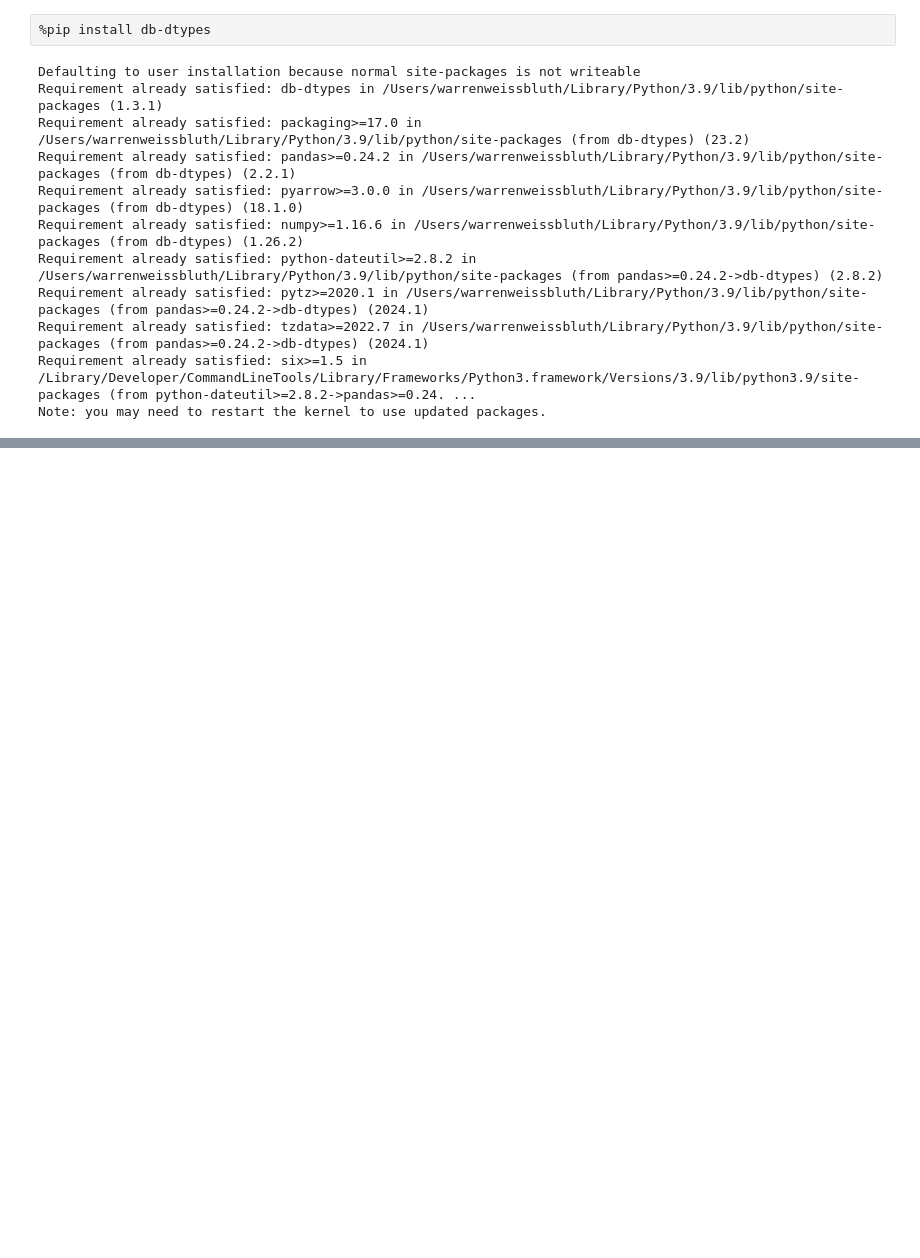
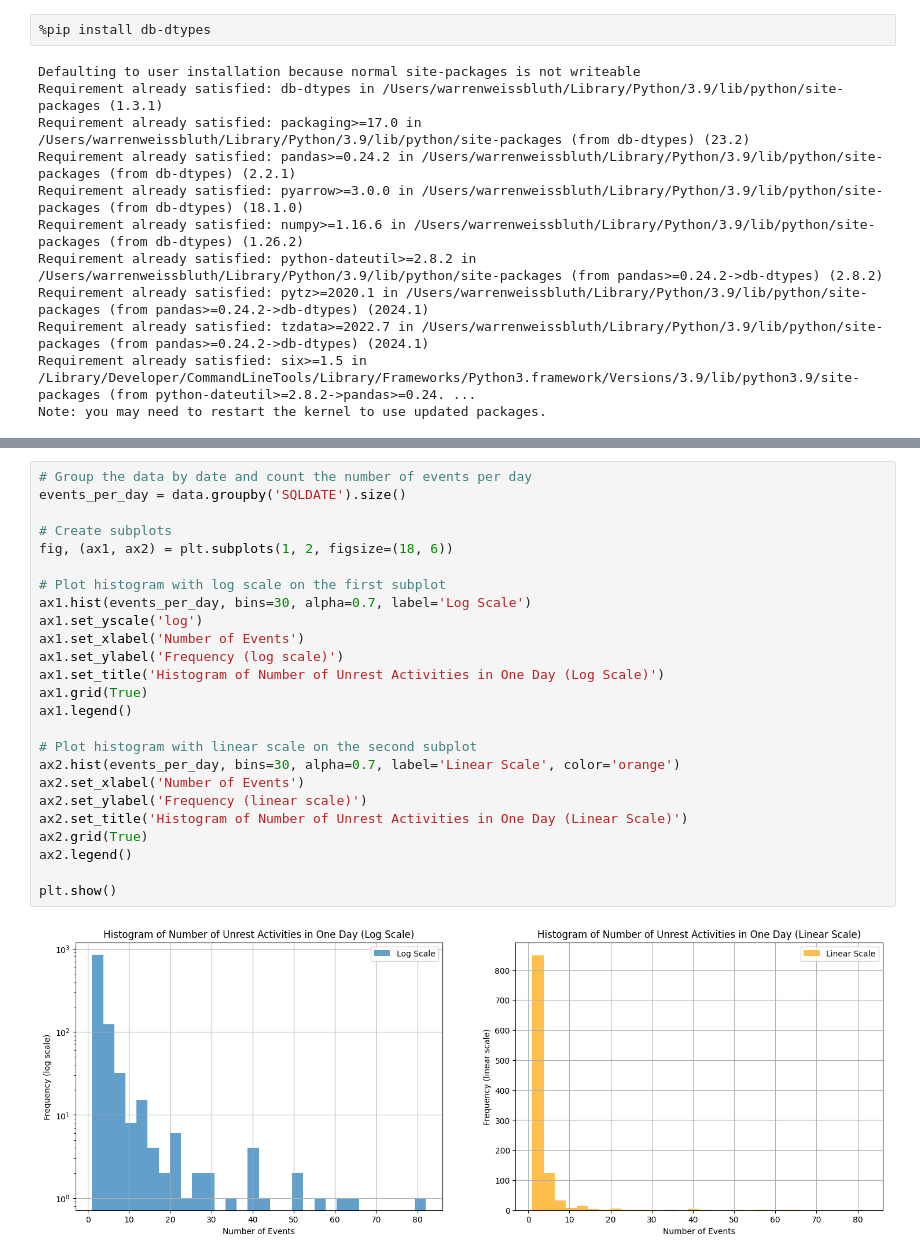
Before and after one commit to wweissbluth/civil_unrest_predictor, a Jupyter notebook: main.ipynb, the cells around one changed output, grey strips where cells are left out. Saved outputs shown, nothing was run; the diff lists cells and outputs as text; blank space fills up the shorter version.

```diff
--- a/main.ipynb
+++ b/main.ipynb
@@ -74,0 +304,27 @@ ValueError: Please install the 'db-dtypes' package to use this function.
+# %%
+# Group the data by date and count the number of events per day
+events_per_day = data.groupby('SQLDATE').size()
+
+# Create subplots
+fig, (ax1, ax2) = plt.subplots(1, 2, figsize=(18, 6))
+
+# Plot histogram with log scale on the first subplot
+ax1.hist(events_per_day, bins=30, alpha=0.7, label='Log Scale')
+ax1.set_yscale('log')
+ax1.set_xlabel('Number of Events')
+ax1.set_ylabel('Frequency (log scale)')
+ax1.set_title('Histogram of Number of Unrest Activities in One Day (Log Scale)')
+ax1.grid(True)
+ax1.legend()
+
+# Plot histogram with linear scale on the second subplot
+ax2.hist(events_per_day, bins=30, alpha=0.7, label='Linear Scale', color='orange')
+ax2.set_xlabel('Number of Events')
+ax2.set_ylabel('Frequency (linear scale)')
+ax2.set_title('Histogram of Number of Unrest Activities in One Day (Linear Scale)')
+ax2.grid(True)
+ax2.legend()
+
+plt.show()
+# %% [output]
+[figure, added]
```
Also changed, not shown: parts of 10 cells of this notebook.
